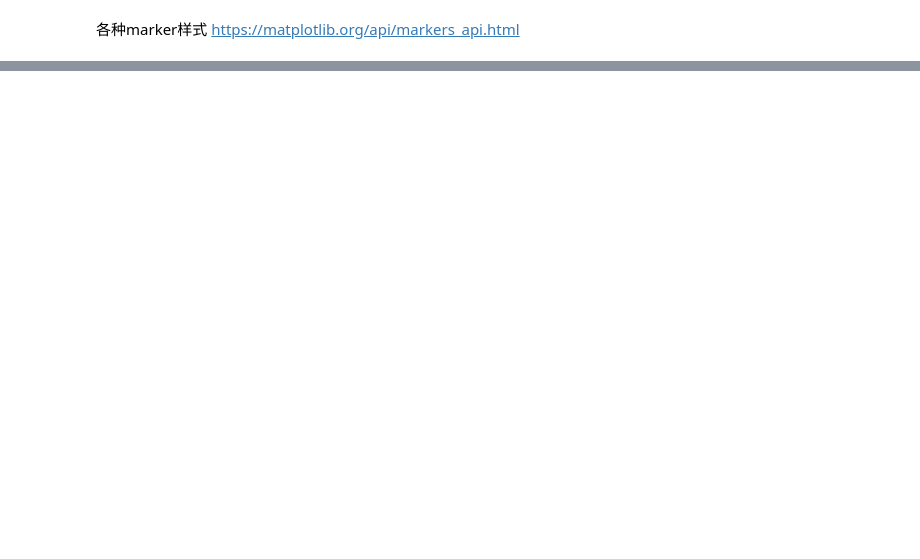
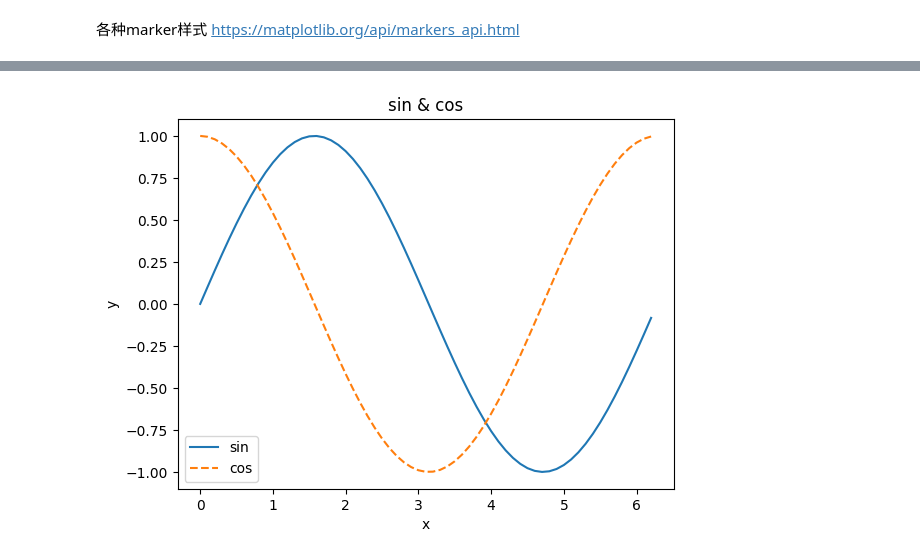
Before and after one commit to wenyuc/basic_learning, a Jupyter notebook: matplotlib_examples.ipynb, the cells around one changed output, grey strips where cells are left out. Saved outputs shown, nothing was run; the diff lists cells and outputs as text; code cells hidden in the pictures; blank space fills up the shorter version.

```diff
--- a/matplotlib_examples.ipynb
+++ b/matplotlib_examples.ipynb
@@ -58,0 +59,19 @@ plt.tight_layout()
+# %%
+import numpy as np
+import matplotlib.pyplot as plt
+
+# generate data
+x = np.arange(0, 2*np.pi, 0.1)
+y1 = np.sin(x)
+y2 = np.cos(x)
+
+#draw
+plt.plot(x, y1, label="sin")
+plt.plot(x, y2, linestyle="--", label="cos")
+plt.xlabel("x")
+plt.ylabel("y")
+plt.title("sin & cos")
+plt.legend()
+plt.show()
+# %% [output]
+[figure, added]
```
Also changed, not shown: parts of 4 cells of this notebook, 3 other files.
